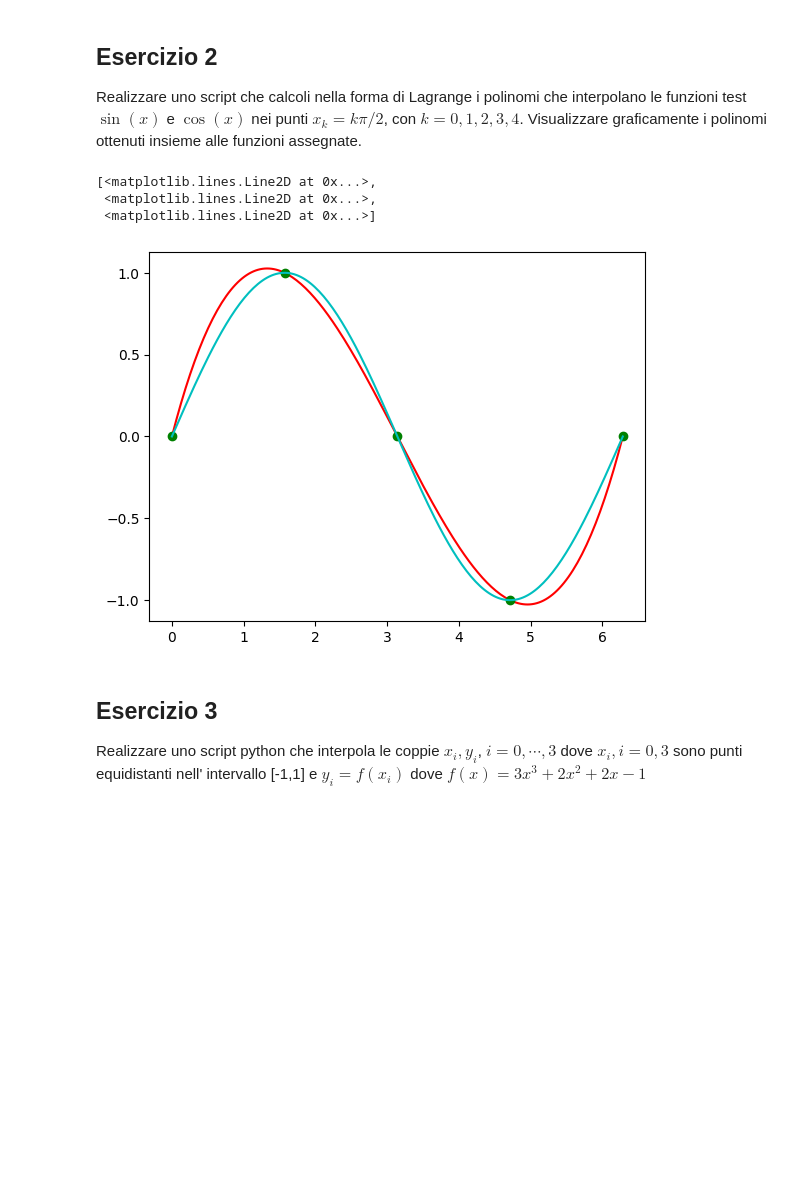
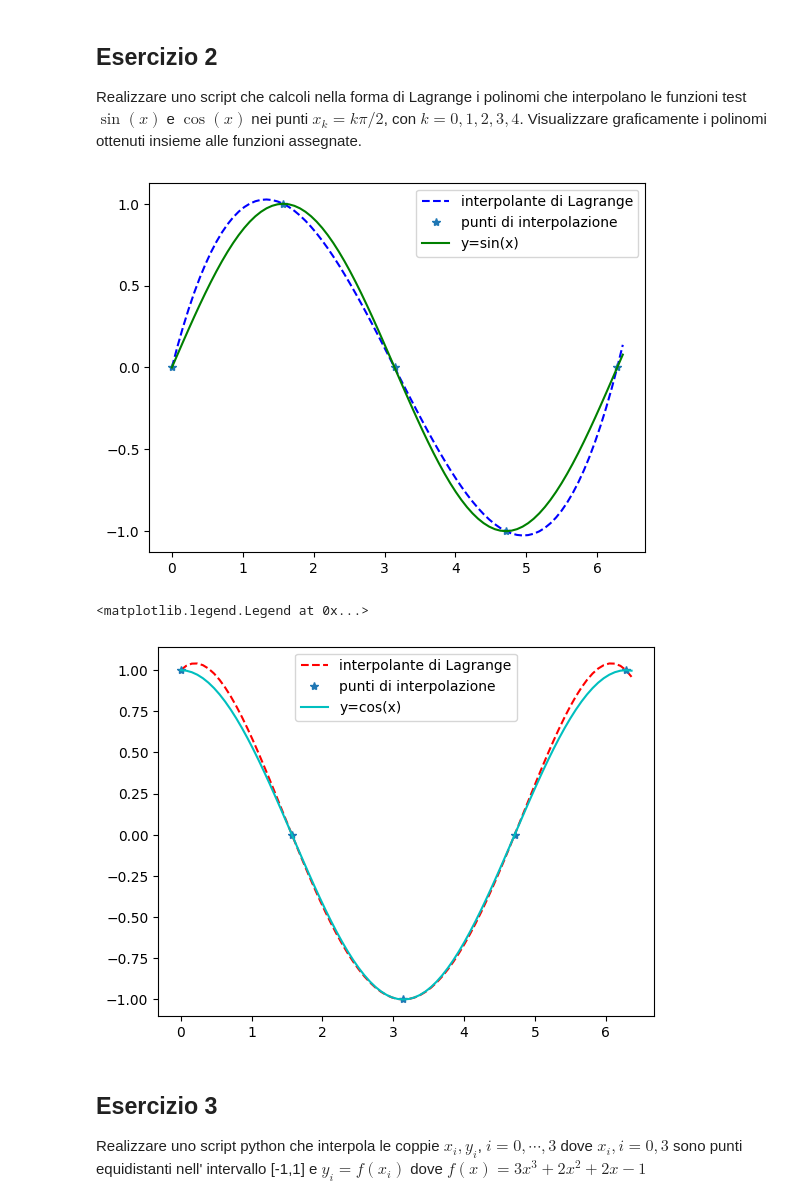
Before and after one commit to AndrewGagliottiUnibo/IoT-Project-network-, a Jupyter notebook: MetodiLab/11/Esercitazione11.ipynb, the cells around one changed output. Drawn from its saved outputs; the diff is of its cells as text; code cells hidden in the pictures; blank space fills up the shorter version.

```diff
--- a/MetodiLab/11/Esercitazione11.ipynb
+++ b/MetodiLab/11/Esercitazione11.ipynb
@@ -35,26 +21,0 @@ print(coeff)
-# %%
-# Funzione che calcola l'i-esimo polinomio di base
-def plagr(xnodi, i):
-    # A partire dal vettore xnodi, costruisco il vettore dei nodi
-    # ottenuto escludendo l'i-esimo
-    x_tilde = np.zeros_like(xnodi)
-    n = xnodi.shape[0]
-
-    # Realizzo il vettore escludendo sempre la componente i-esima che
-    # non è da considerarsi nella produttoria
-    if i == 0:
-        x_tilde = xnodi[1:n]
-    else:
-        x_tilde = np.append(xnodi[0:i], xnodi[i + 1:n])
-
-    # La funzione poly ci ritorna i coefficienti della produttoria in ordine dalla potenza
-    # più alta: cerco gli zeri
-    num = np.poly(x_tilde)
-
-    # Denominatore valutato in xi
-    den = np.polyval(num, xnodi[i])
-
-    # Singolo elemento della produttoria
-    p = num / den
-
-    return p
@@ -114,21 +112,25 @@ Realizzare uno script che calcoli nella forma di Lagrange i polinomi che
 interpolano le funzioni test $\sin(x)$ e $\cos(x)$ nei punti $x_k = k \pi/2$, con
 $k = 0, 1, 2, 3, 4$. Visualizzare graficamente i polinomi ottenuti insieme
 alle funzioni assegnate.
-# %%
-x = np.arange(0, 2 * np.pi + 0.1, np.pi/2)
-y = np.sin(x)
-n = x.shape[0]
-xx = np.linspace(x[0], x[n - 1], 200)
-pol = interpL(x, y, xx)
-
-# Con quelle 5 coppie di pallini si costruisce il polinomio interpolato che
-# differisce di poco da quello ciano che è quello esatto
-plt.plot(xx, pol, 'r-', x, y, 'go', xx, np.sin(xx), 'c-')
-# %% [output]
-[<matplotlib.lines.Line2D at 0x...>,
- <matplotlib.lines.Line2D at 0x...>,
- <matplotlib.lines.Line2D at 0x...>]
-[figure, removed]
+# %%
+x = np.arange(0, 2*np.pi+0.1, np.pi/2)
+y1 = np.sin(x)
+xx = np.arange(0, 2*np.pi+0.1, np.pi/40)
+yy1 = InterpL(x, y1, xx)
+
+
+plt.plot(xx, yy1, 'b--', x, y1, '*', xx, np.sin(xx), 'g-')
+plt.legend(['interpolante di Lagrange', 'punti di interpolazione', 'y=sin(x)'])
+plt.show()
+
+y2 = np.cos(x)
+yy2 = InterpL(x, y2, xx)
+plt.plot(xx, yy2, 'r--', x, y2, '*', xx, np.cos(xx), 'c-')
+plt.legend(['interpolante di Lagrange', 'punti di interpolazione', 'y=cos(x)'])
+# %% [output]
+[figure, added]
+<matplotlib.legend.Legend at 0x...>
+[figure, added]
 # %% [markdown]
 ## Esercizio 3
 Realizzare uno script python che interpola le coppie $x_i,y_i$, $i=0,\cdots,3$
```
Also changed, not shown: parts of 14 cells of this notebook.
